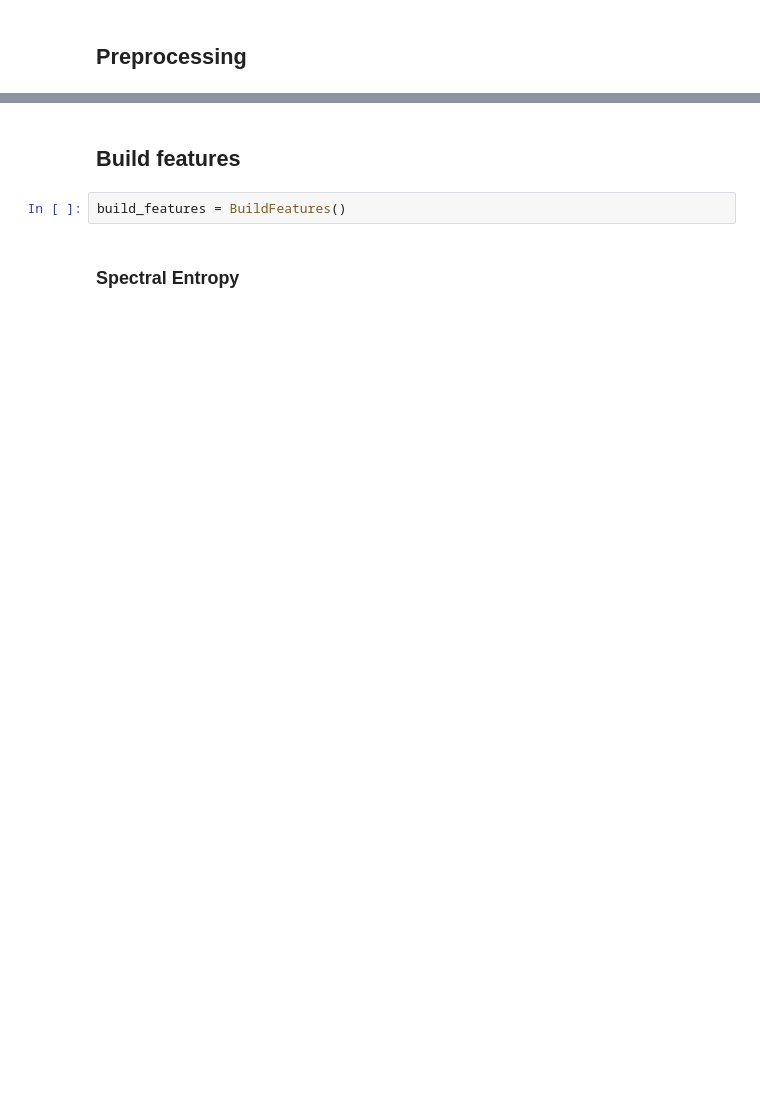
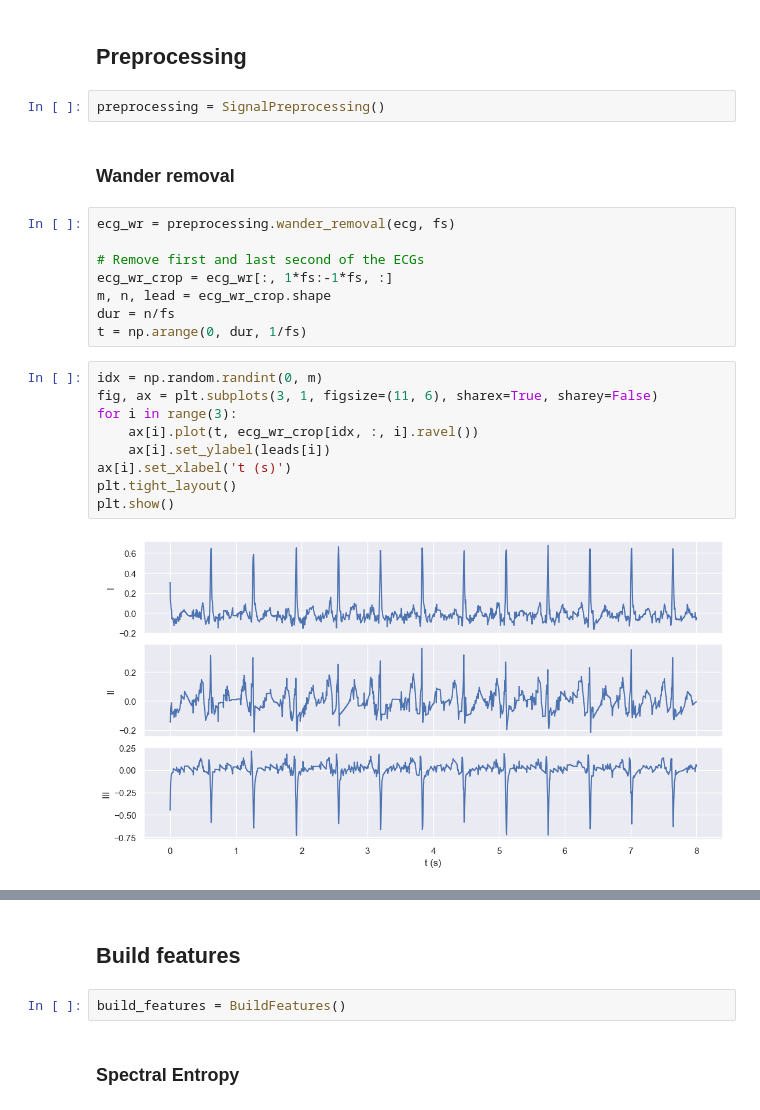
Before and after one commit to AGE90/atrial-fibrillation-detection, a Jupyter notebook: notebooks/02-AGE90-ecg-feature_extraction.ipynb, the cells around one changed output, grey strips where cells are left out. Saved outputs shown, nothing was run; the diff lists cells and outputs as text; blank space fills up the shorter version.

```diff
--- a/notebooks/02-AGE90-ecg-feature_extraction.ipynb
+++ b/notebooks/02-AGE90-ecg-feature_extraction.ipynb
@@ -18,2 +46,25 @@ sns.set_theme()
 # %% [markdown]
 ## Preprocessing
+# %%
+preprocessing = SignalPreprocessing()
+# %% [markdown]
+### Wander removal
+# %%
+ecg_wr = preprocessing.wander_removal(ecg, fs)
+
+# Remove first and last second of the ECGs
+ecg_wr_crop = ecg_wr[:, 1*fs:-1*fs, :]
+m, n, lead = ecg_wr_crop.shape
+dur = n/fs
+t = np.arange(0, dur, 1/fs)
+# %%
+idx = np.random.randint(0, m)
+fig, ax = plt.subplots(3, 1, figsize=(11, 6), sharex=True, sharey=False)
+for i in range(3):
+    ax[i].plot(t, ecg_wr_crop[idx, :, i].ravel())
+    ax[i].set_ylabel(leads[i])
+ax[i].set_xlabel('t (s)')
+plt.tight_layout()
+plt.show()
+# %% [output]
+[figure, added]
```
Also changed, not shown: parts of 19 cells of this notebook, 4 other files.
